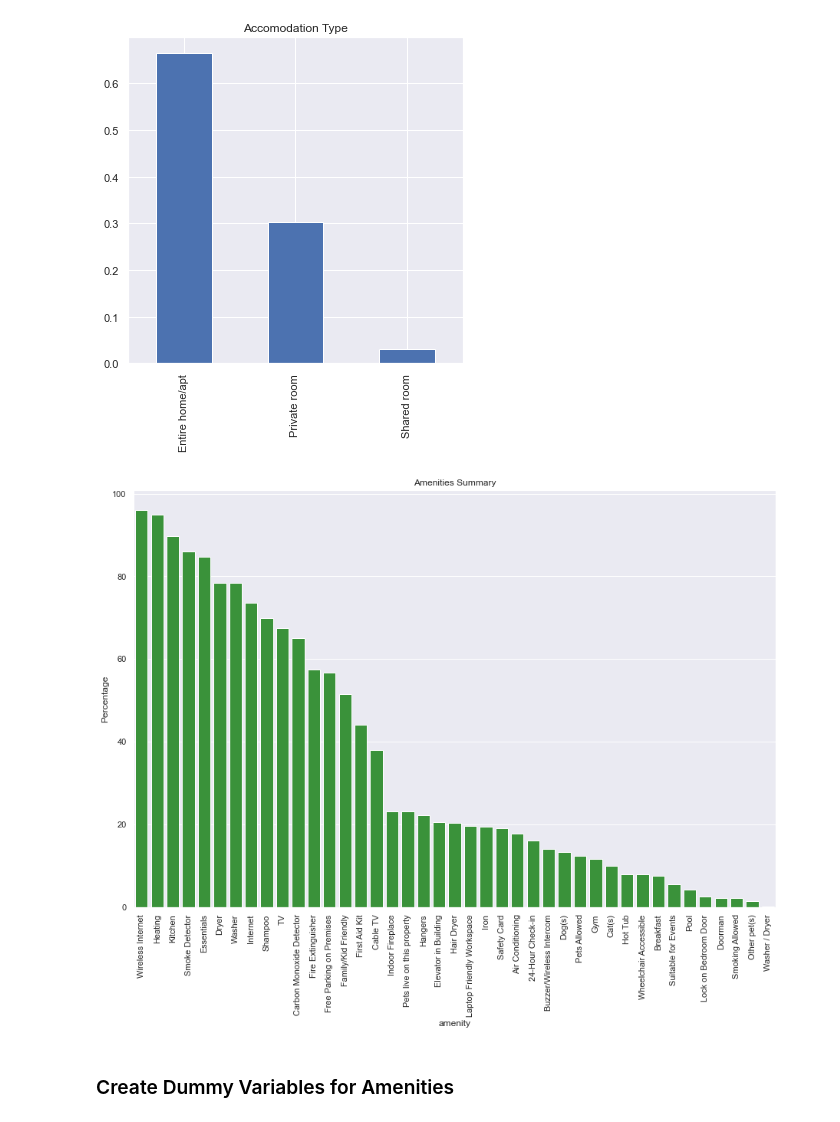
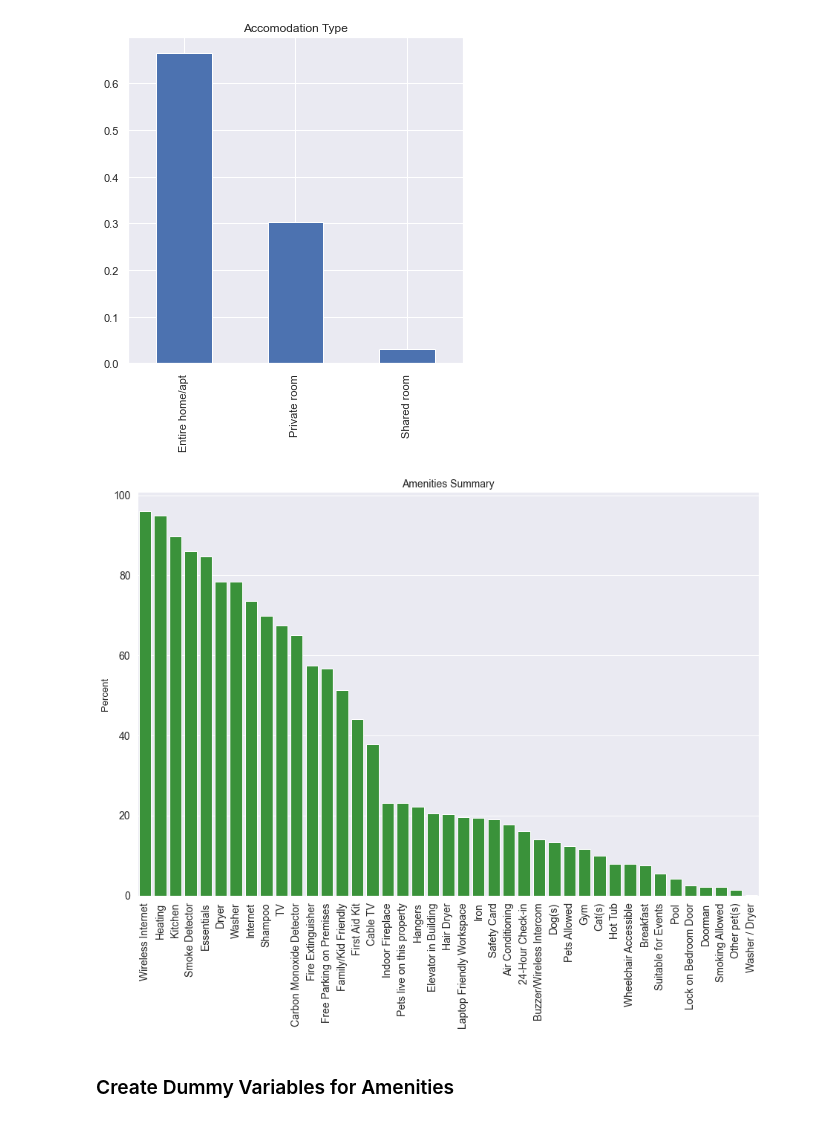
Before and after one commit to bwblock/airbnb-dataset, a Jupyter notebook: data-visualization.ipynb, the cells around one changed output. Saved outputs shown, nothing was run; the diff lists cells and outputs as text; code cells hidden in the pictures.

```diff
--- a/data-visualization.ipynb
+++ b/data-visualization.ipynb
@@ -191,12 +196,16 @@ amenities_df['amenity']=amenities_df.index
 amenities_df['Percentage'] = amenities_df['count']*100
 # %%
 plt.figure(figsize = (15,10))
-sns.barplot(x='amenity',y='Percentage',color='tab:green',data=amenities_df)
+x = sns.barplot(x='amenity',y='Percentage',color='tab:green',data=amenities_df)
+x.set_ylabel("Percent",fontsize=13)
+x.set_xlabel("",fontsize=14)
+x.tick_params(labelsize=14)
+plt.xticks(rotation=60)
+x.axes.set_title("Amenities Summary",fontsize=14)
 plt.xticks(rotation=90)
-plt.title("Amenities Summary")
 plt.show()
 # %% [output]
-[figure, old version]
+[figure, new version]
 # %%
 #amenities_df.plot(kind='bar', figsize=(11,7),title="Amenities Summary",legend=None)
 # %% [markdown]
```
Also changed, not shown: parts of 3 cells of this notebook.
